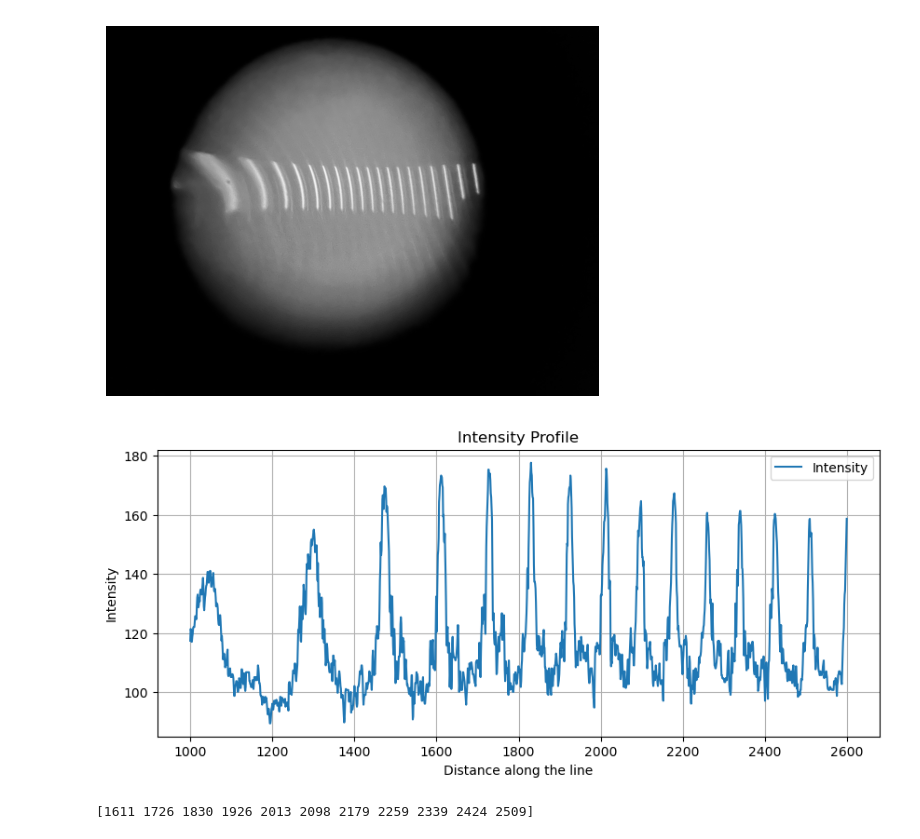
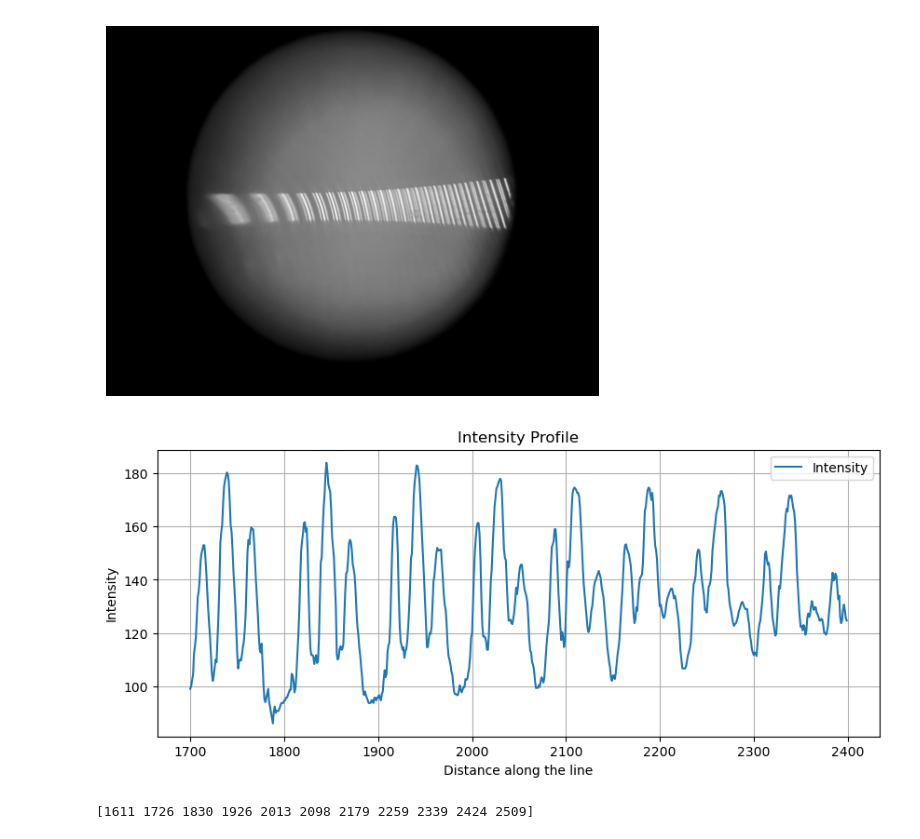
Before and after one commit to JackMacaulay/Advanced-Engineering-Physics-Lab, a Jupyter notebook: Zeeman_Effect/data.ipynb, the cells around one changed output. Drawn from its saved outputs; the diff is of its cells as text; code cells hidden in the pictures.

```diff
--- a/Zeeman_Effect/data.ipynb
+++ b/Zeeman_Effect/data.ipynb
@@ -5,7 +5,7 @@ import numpy as np
 from scipy.signal import find_peaks
 
 # Load the image
-image_path = 'Data/sample.jpg'
+image_path = 'Data/with_magnetic_field.jpg'
 img = mpimg.imread(image_path)
 
 # Check if the image is in grayscale or color
@@ -20,29 +20,29 @@ plt.imshow(img_gray, cmap='gray')
 plt.axis('off')  # Hide axes for better visualization
 plt.show()
 # %% [output]
-[figure, old version]
+[figure, new version]
 # %%
-range_start = 1000
-range_end = 2600
+range_start = 1700
+range_end = 2400
 
 # We will choose a horizontal line in the middle of the image for simplicity
 y = img_gray.shape[0] // 2 - 100
 x = np.arange(img_gray.shape[1])[range_start:range_end]
 
 # Extract the intensity values along the line
 line_intensities = img_gray[y, range_start:range_end]
 
 # Plot the intensity profile
 plt.figure(figsize=(10, 4))
 plt.plot(x, line_intensities, label='Intensity')
 plt.xlabel('Distance along the line')
 plt.ylabel('Intensity')
 plt.title('Intensity Profile')
 plt.legend()
 plt.grid(True)
 plt.show()
 # %% [output]
-[figure, old version]
+[figure, new version]
 # %%
 # Use SciPy's find_peaks to identify the peaks in the intensity profile
 peaks, _ = find_peaks(line_intensities, height=155,prominence=1, width=1, distance=20)  # height threshold might need adjustment
```
